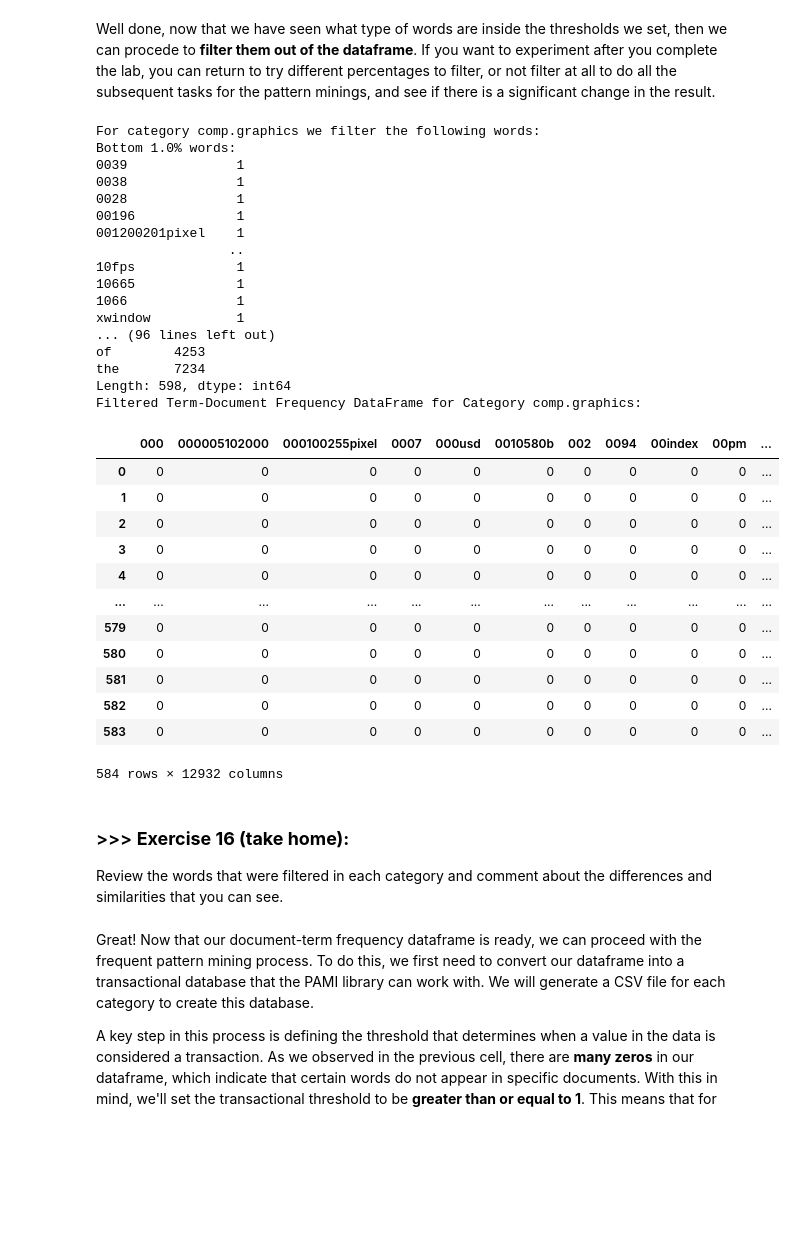
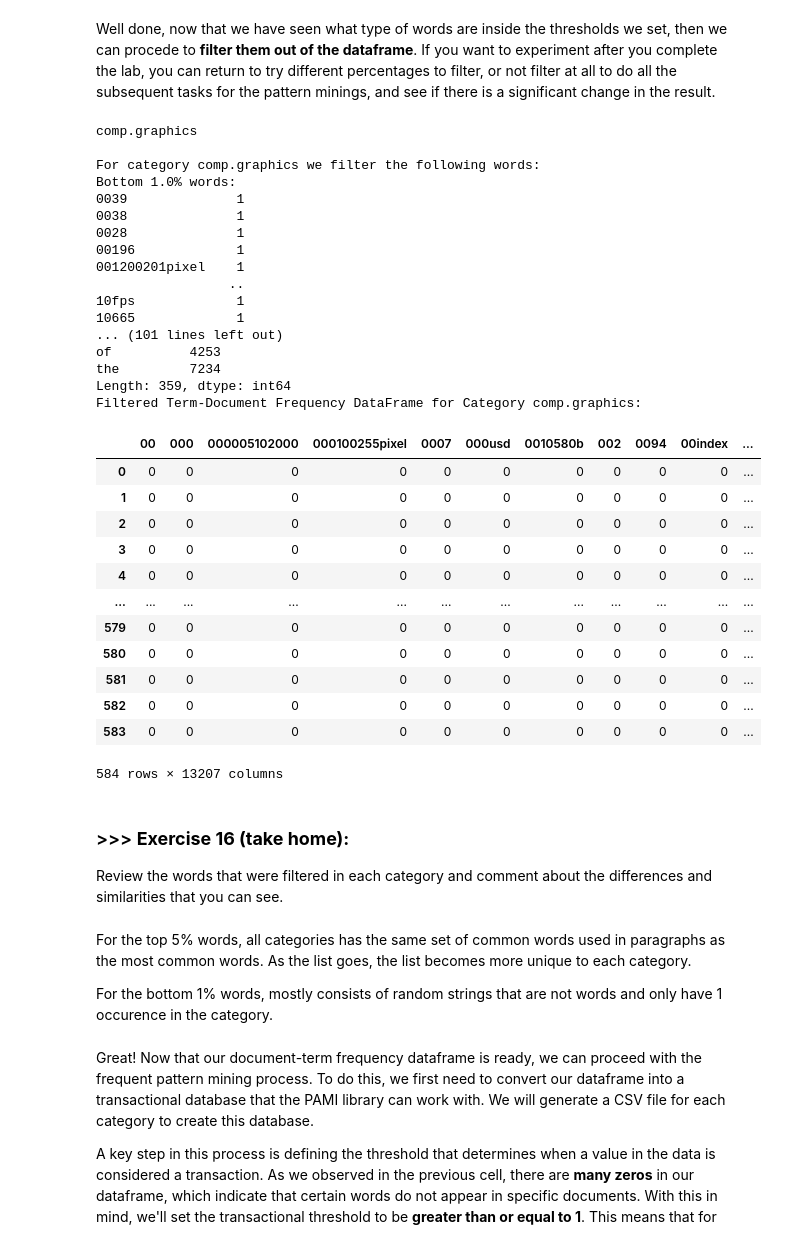
Before and after one commit to leo66ho/DM2025-Lab1-Exercise, a Jupyter notebook: DM2025-Lab1-Master.ipynb, the cells around one changed output. Saved outputs shown, nothing was run; the diff lists cells and outputs as text; code cells hidden in the pictures; blank space fills up the shorter version.

```diff
--- a/DM2025-Lab1-Master.ipynb
+++ b/DM2025-Lab1-Master.ipynb
@@ -1656,41 +1652,42 @@ def filter_top_bottom_words_by_sum(term_document_df, top_percent=0.05, bottom_pe
     bottom_n = int(bottom_percent * total_words)
 
     # Get the words to remove from the top 5% and bottom 1%
     words_to_remove = pd.concat([sorted_words.head(bottom_n), sorted_words.tail(top_n)]).index
     print(f'Bottom {bottom_percent*100}% words: \n{sorted_words.head(bottom_n)}') #Here we print which words correspond to the bottom percentage we filter
     print(f'Top {top_percent*100}% words: \n{sorted_words.tail(top_n)}') #Here we print which words correspond to the top percentage we filter
     # Return the DataFrame without the filtered words
     return term_document_df.drop(columns=words_to_remove)
 
 # Apply the filtering function to each category
 term_document_dfs = {}
 
 for category in categories:
+    print(category)
     print(f'\nFor category {category} we filter the following words:')
-    term_document_dfs[category] = filter_top_bottom_words_by_sum(filt_term_document_dfs[category])
+    term_document_dfs[category] = filter_top_bottom_words_by_sum(filt_term_document_dfs[category], top_percent=0.03)
 
 # Example: Display the filtered DataFrame for one of the categories
 print(f"Filtered Term-Document Frequency DataFrame for Category {categories[category_number]}:")
 term_document_dfs[categories[category_number]]
 # %% [output]
+comp.graphics
+
 For category comp.graphics we filter the following words:
 Bottom 1.0% words:
 0039              1
 0038              1
 0028              1
 00196             1
 001200201pixel    1
                  ..
 10fps             1
 10665             1
-1066              1
-xwindow           1
-... (96 lines left out)
-of        4253
-the       7234
-Length: 598, dtype: int64
+... (101 lines left out)
+of          4253
+the         7234
+Length: 359, dtype: int64
 Filtered Term-Document Frequency DataFrame for Category comp.graphics:
-|  | 000 | 000005102000 | 000100255pixel | 0007 | 000usd | 0010580b | 002 | 0094 | 00index | 00pm | ... |
+|  | 00 | 000 | 000005102000 | 000100255pixel | 0007 | 000usd | 0010580b | 002 | 0094 | 00index | ... |
 | 0 | 0 | 0 | 0 | 0 | 0 | 0 | 0 | 0 | 0 | 0 | ... |
 | 1 | 0 | 0 | 0 | 0 | 0 | 0 | 0 | 0 | 0 | 0 | ... |
 | 2 | 0 | 0 | 0 | 0 | 0 | 0 | 0 | 0 | 0 | 0 | ... |
@@ -1702,12 +1699,17 @@ Filtered Term-Document Frequency DataFrame for Category comp.graphics:
 | 581 | 0 | 0 | 0 | 0 | 0 | 0 | 0 | 0 | 0 | 0 | ... |
 | 582 | 0 | 0 | 0 | 0 | 0 | 0 | 0 | 0 | 0 | 0 | ... |
 | 583 | 0 | 0 | 0 | 0 | 0 | 0 | 0 | 0 | 0 | 0 | ... |
-584 rows × 12932 columns
+584 rows × 13207 columns
 # %% [markdown]
 ### >>> **Exercise 16 (take home):**
 Review the words that were filtered in each category and comment about the differences and similarities that you can see.
 # %%
 # Answer here
+# %% [markdown]
+For the top 5% words, all categories has the same set of common words used in paragraphs as the most common words.
+As the list goes, the list becomes more unique to each category.
+
+For the bottom 1% words, mostly consists of random strings that are not words and only have 1 occurence in the category.
 # %% [markdown]
 Great! Now that our document-term frequency dataframe is ready, we can proceed with the frequent pattern mining process. To do this, we first need to convert our dataframe into a transactional database that the PAMI library can work with. We will generate a CSV file for each category to create this database.
 
```
Also changed, not shown: parts of 40 cells of this notebook, 2 other files.
